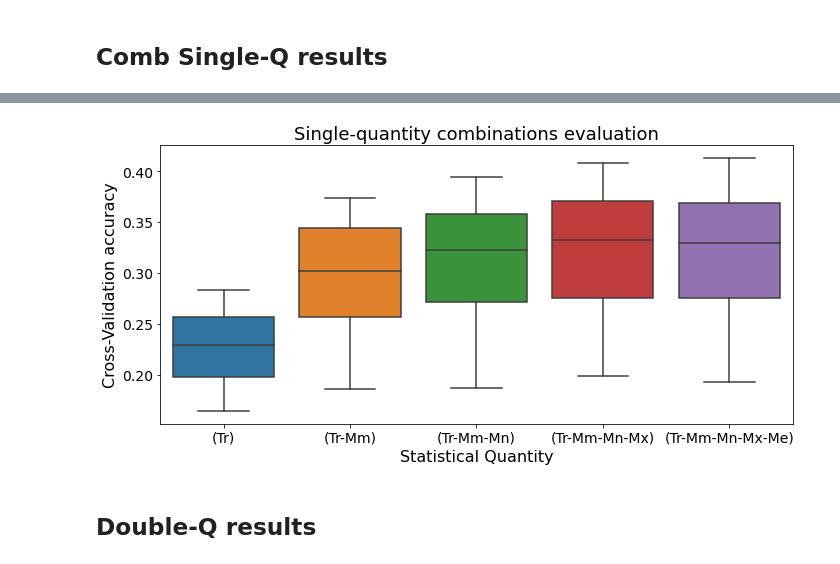
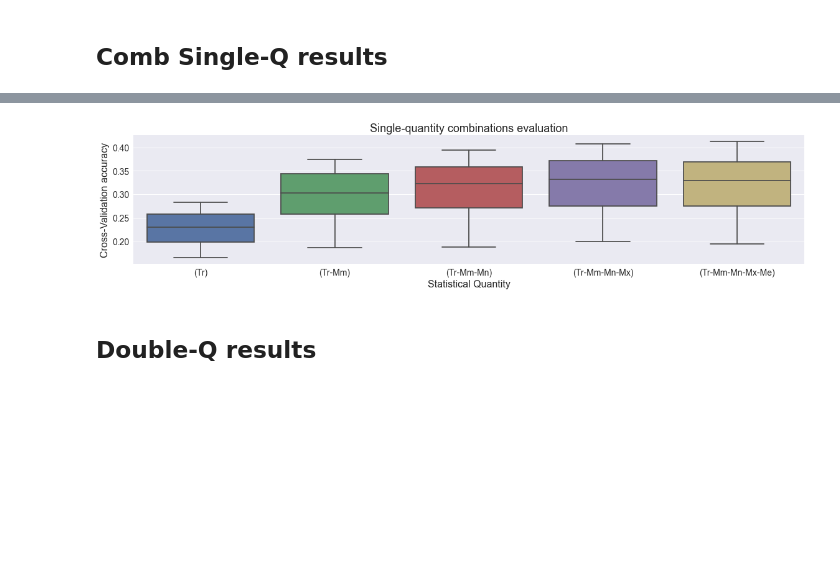
Before and after one commit to frmunozz/irregular-bag-of-pattern, a Jupyter notebook: notebooks/quantity_search.ipynb, the cells around one changed output, grey strips where cells are left out. Cells and saved outputs as stored; diff of their text form; code cells hidden in the pictures; blank space fills up the shorter version.

```diff
--- a/notebooks/quantity_search.ipynb
+++ b/notebooks/quantity_search.ipynb
@@ -9,6 +9,7 @@ import pandas as pd
 import seaborn as snb
 import matplotlib.pyplot as plt
 import json
+plt.style.use('seaborn')
 
 folder = os.path.join(main_path, "data", "quantity_search")
 # %%
@@ -106,18 +102,18 @@ df_comb_single_q2.head()
 # %%
-plt.figure(figsize=(10, 5))
+plt.figure(figsize=(16, 4))
 b = snb.boxplot(x="quantity", y="cv_mean", data=df_comb_single_q2)
 loc, labels = plt.xticks()
 # plt.xticks(loc, labels, rotation = 15, ha="right", fontsize=13)
 plt.ylabel("Cross-Validation accuracy", fontsize=16)
 plt.xlabel("Statistical Quantity", fontsize=16)
 plt.title("Single-quantity combinations evaluation", fontsize=18)
 plt.yticks(fontsize=14)
 plt.xticks(fontsize=14)
 plt.tight_layout()
 
 plt.savefig("figs/single_q_comb_evaluations.png", dpi=350)
 # %% [output]
-[figure, old version]
+[figure, new version]
 # %% [markdown]
 ## Double-Q results
 # %%
```
Also changed, not shown: parts of 14 cells of this notebook, 4 other files.
